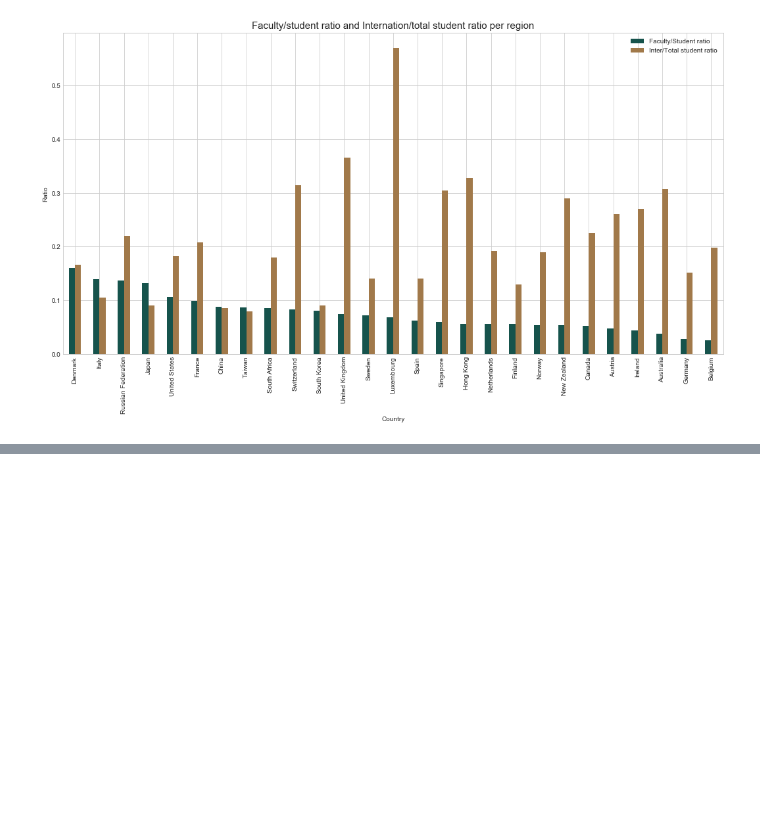
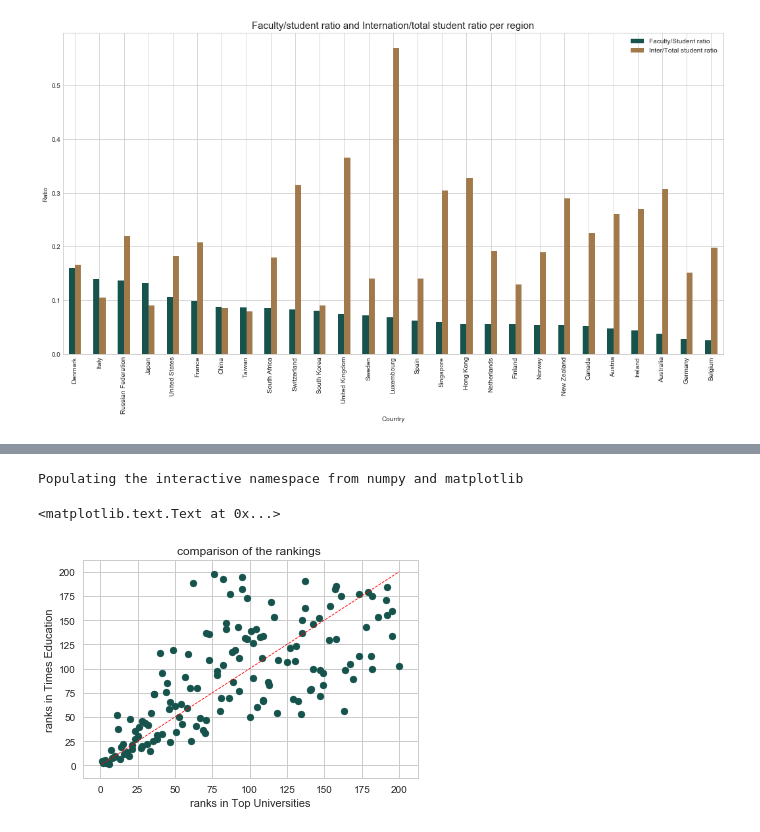
Before and after one commit to sourabhlal/ada2017, a Jupyter notebook: 02 - Data from the Web/homework02.ipynb, the cells around one changed output, grey strips where cells are left out. Cells and saved outputs as stored; diff of their text form; code cells hidden in the pictures; blank space fills up the shorter version.

```diff
--- a/02 - Data from the Web/homework02.ipynb
+++ b/02 - Data from the Web/homework02.ipynb
@@ -472,0 +678,4 @@ Here is the plot for the ratios per country.
+# %%
+test4 = pd.read_csv("final.csv")
+test4['rank_display']=test4['rank_display'].map(lambda x : float(x.replace('=','')))
+test4['rank']=test4['rank'].map(lambda x : float(x.replace('=','')))
@@ -472,0 +690,11 @@ Here is the plot for the ratios per country.
+# %%
+%pylab inline
+plt.plot(test4.rank_display,test4.rank_display,linestyle='--', color='red', linewidth=0.75)
+scatter(test4.rank_display,test4['rank'])
+plt.ylabel('ranks in Times Education')
+plt.xlabel('ranks in Top Universities')
+plt.title('comparison of the rankings ')
+# %% [output]
+Populating the interactive namespace from numpy and matplotlib
+<matplotlib.text.Text at 0x...>
+[figure, added]
```
Also changed, not shown: parts of 40 cells of this notebook.
